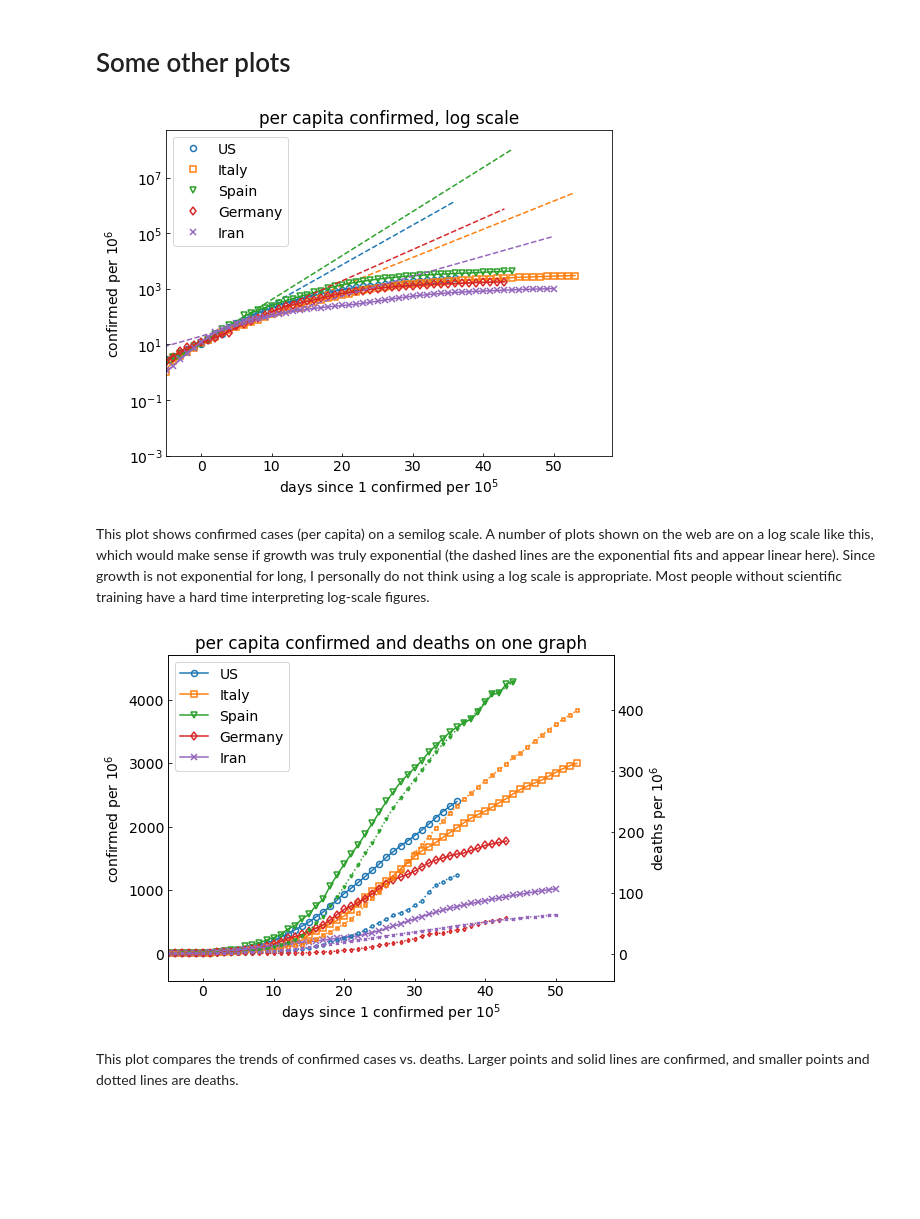
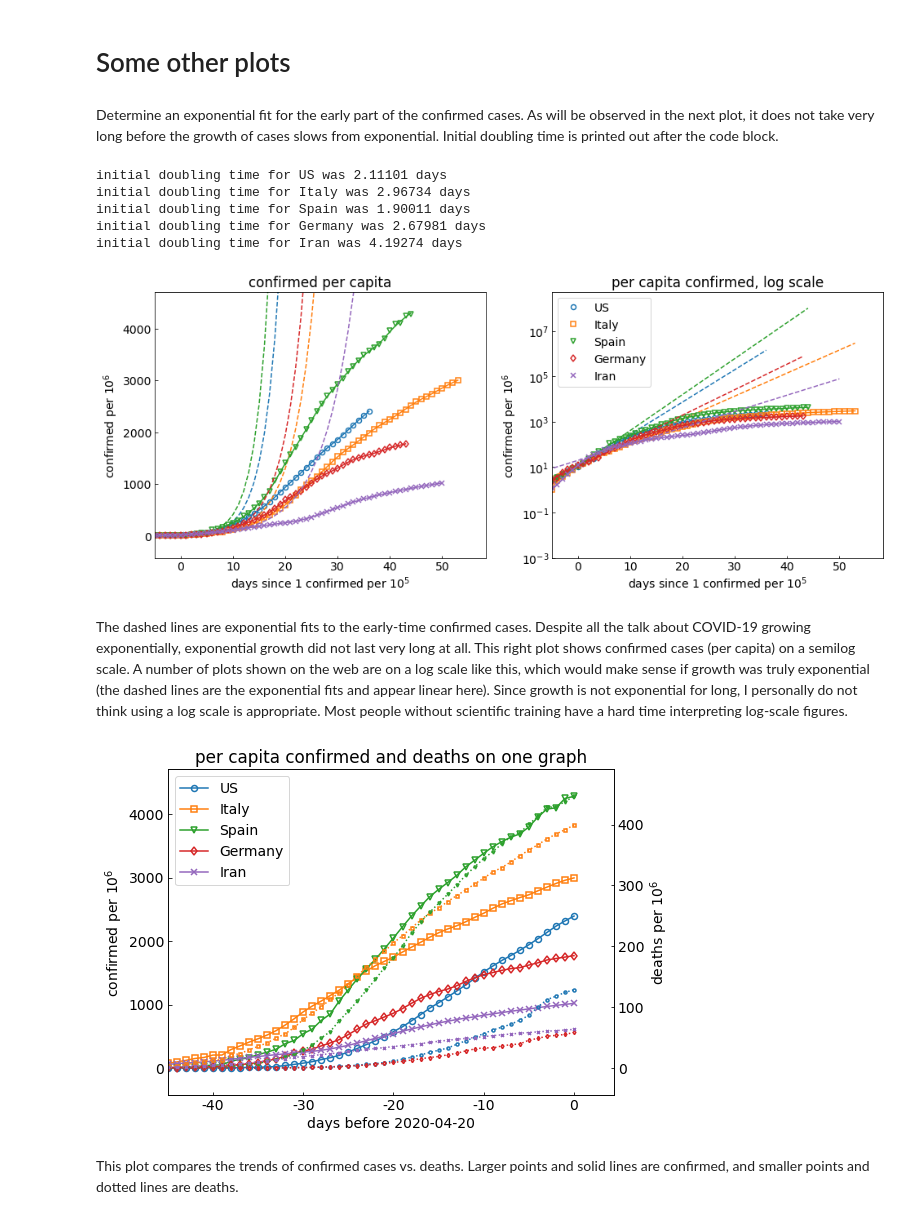
Before and after one commit to jjstickel/covid-19_ts_analysis, a Jupyter notebook: analyze_covide_time_series_notebook.ipynb, the cells around one changed output. Saved outputs shown, nothing was run; the diff lists cells and outputs as text; code cells hidden in the pictures; blank space fills up the shorter version.

Commit message:
rework x-axis of many plots

```diff
--- a/analyze_covide_time_series_notebook.ipynb
+++ b/analyze_covide_time_series_notebook.ipynb
@@ -176,15 +146,45 @@ cvp.active_CFR_US_plot(coronaUS, corona)
 US local active cases and CFR. Active cases are only calculated by the estimation formula.
 # %% [markdown]
 # Some other plots
+# %% [markdown]
+Determine an exponential fit for the early part of the confirmed cases. As will be observed in the next plot, it does not take very long before the growth of cases slows from exponential. Initial doubling time is printed out after the code block.
+# %%
+# compute exponential fit to confirmed cases
+def expfit(t, y):
+    """
+    fit data to exponential function
+    """
+    k, lna = np.polyfit(t, np.log(y), 1)
+    return np.exp(lna), k
+
+crithigh = 200*1e-6 # upper bound for exponential fit, for fitting confirmed
+for country in countries:
+    ctryd = corona[country]
+    criteval = ctryd['cnf_pc'] < crithigh*mult
+    idx0 = ctryd['idx0']
+    idx1 = np.nonzero(criteval)[0][-1]
+    a, k = expfit(ctryd['days'][idx0:idx1], ctryd['cnf_pc'][idx0:idx1])
+    dt2in = np.log(2)/k
+    print("initial doubling time for %s was %g days" % (country, dt2in))
+    ctryd['a'] = a
+    ctryd['k'] = k
+    ctryd['dt2in'] = dt2in
+    ctryd['cnf_expfit'] = a*np.exp(k*ctryd['days'])
+# %% [output]
+initial doubling time for US was 2.11101 days
+initial doubling time for Italy was 2.96734 days
+initial doubling time for Spain was 1.90011 days
+initial doubling time for Germany was 2.67981 days
+initial doubling time for Iran was 4.19274 days
 # %%
-cvp.log_confirmed_plot(corona)
+cvp.exp_fit_confirmed_plot(corona)
 # %% [output]
-[figure, old version]
+[figure, new version]
 # %% [markdown]
-This plot shows confirmed cases (per capita) on a semilog scale. A number of plots shown on the web are on a log scale like this, which would make sense if growth was truly exponential (the dashed lines are the exponential fits and appear linear here). Since growth is not exponential for long, I personally do not think using a log scale is appropriate. Most people without scientific training have a hard time interpreting log-scale figures.
+The dashed lines are exponential fits to the early-time confirmed cases. Despite all the talk about COVID-19 growing exponentially, exponential growth did not last very long at all. This right plot shows confirmed cases (per capita) on a semilog scale. A number of plots shown on the web are on a log scale like this, which would make sense if growth was truly exponential (the dashed lines are the exponential fits and appear linear here). Since growth is not exponential for long, I personally do not think using a log scale is appropriate. Most people without scientific training have a hard time interpreting log-scale figures.
 # %%
 cvp.confirmed_deaths_simul_global_plot(corona)
 # %% [output]
-[figure, old version]
+[figure, new version]
 # %% [markdown]
 This plot compares the trends of confirmed cases vs. deaths. Larger points and solid lines are confirmed, and smaller points and dotted lines are deaths.
```
Also changed, not shown: parts of 10 cells of this notebook, 3 other files.
